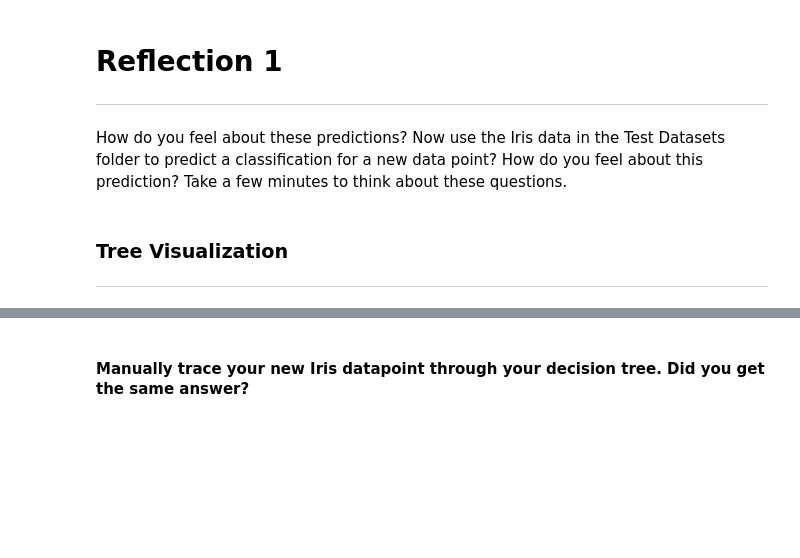
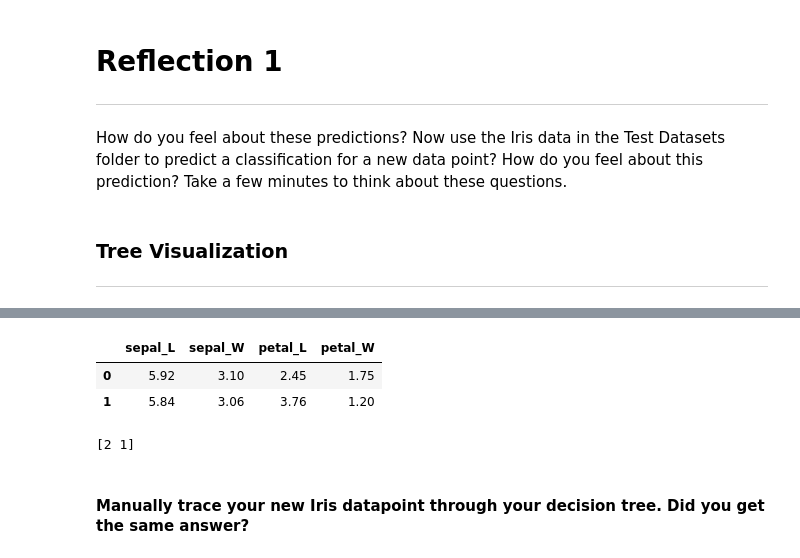
Before and after one commit to sainyrodriguez1/STELLAR_interns, a Jupyter notebook: INTERN_CODE/Sainy/Decision_Tree_Intro.ipynb, the cells around one changed output, grey strips where cells are left out. Saved outputs shown, nothing was run; the diff lists cells and outputs as text; code cells hidden in the pictures; blank space fills up the shorter version.

```diff
--- a/INTERN_CODE/Sainy/Decision_Tree_Intro.ipynb
+++ b/INTERN_CODE/Sainy/Decision_Tree_Intro.ipynb
@@ -205,3 +249,17 @@ tree.plot_tree(model.fit(data.data, data.target));
+# %%
+#import panda as pd
+data = {'sepal_L':[5.92,5.84],'sepal_W':[3.1,3.06], 'petal_L': [2.45, 3.76], 'petal_W': [1.75, 1.2]}
+df = pd.DataFrame(data=data)
+df
+# %% [output]
+|  | sepal_L | sepal_W | petal_L | petal_W |
+| 0 | 5.92 | 3.10 | 2.45 | 1.75 |
+| 1 | 5.84 | 3.06 | 3.76 | 1.20 |
+# %%
+predicted2 = fit_model.predict(df)
+print(predicted2)
+# %% [output]
+[2 1]
 # %% [markdown]
 #### Manually trace your new Iris datapoint through your decision tree. Did you get the same answer?
 # %% [markdown]
```
Also changed, not shown: parts of 10 cells of this notebook.
